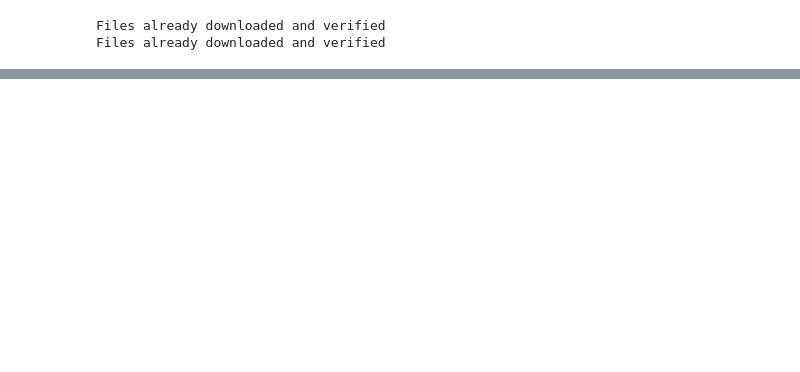
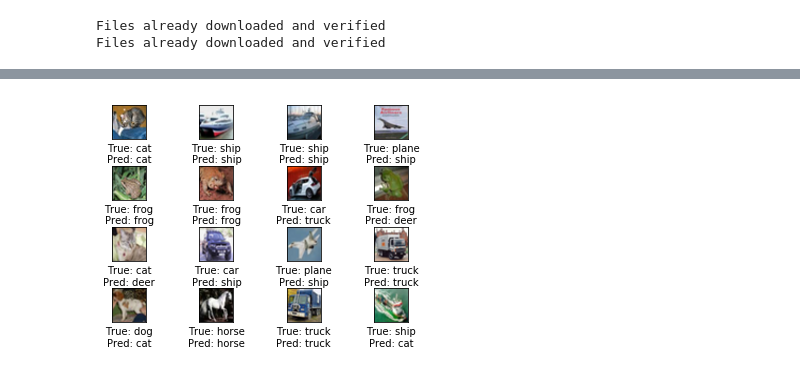
Before and after one commit to victor-iyi/pytorch-examples, a Jupyter notebook: 04 - Training a classifier/full-cifar10.ipynb, the cells around one changed output, grey strips where cells are left out. Cells and saved outputs as stored; diff of their text form; code cells hidden in the pictures; blank space fills up the shorter version.

```diff
--- a/04 - Training a classifier/full-cifar10.ipynb
+++ b/04 - Training a classifier/full-cifar10.ipynb
@@ -166,7 +155,7 @@ class Network(nn.Module):
         x = F.dropout(x, p=0.2)     # 20% dropout
         x = F.relu(self.fc2(x))     # relu + linear
         # Output layer
-        x = F.sigmoid(self.fc3(x))  # sigmoid + linear
+        x = self.fc3(x)             # linear
         return x
 
     def _flatten(self, x):
@@ -177 +164,4 @@ net = Network(img_channels=img_channels, num_classes=num_classes)
+# %%
+# Instantiate the network and pass in our parameters.
+net = Network(img_channels=img_channels, num_classes=len(classes))
 # %%
@@ -206,18 +216,17 @@ visualize(testset)
 # %%
-# Let's make some predictions with the testset
+# Let's make some predictions on the testset.
 test_iter = iter(testset)
 images, labels = test_iter.next()
 
 # Convert images to `autograd.Variable` before
 # passing through the network.
 output = net(Variable(images))
-print(output.data)
 
 # Take the argmax of the predicted output
 _, predictions = torch.max(output.data, dim=1)
 
 # Visualize the predictions
-imshow(images, title='Network predictions', smooth=True)
-pred_labels = ' '.join(classes[pred] for pred in predictions)
-print(f'Network prediction labels: {pred_labels}')
+imshow(images, labels=labels, pred=predictions, smooth=True)
+# %% [output]
+[figure, added]
 # %%
```
Also changed, not shown: parts of 8 cells of this notebook, 1 other file.
